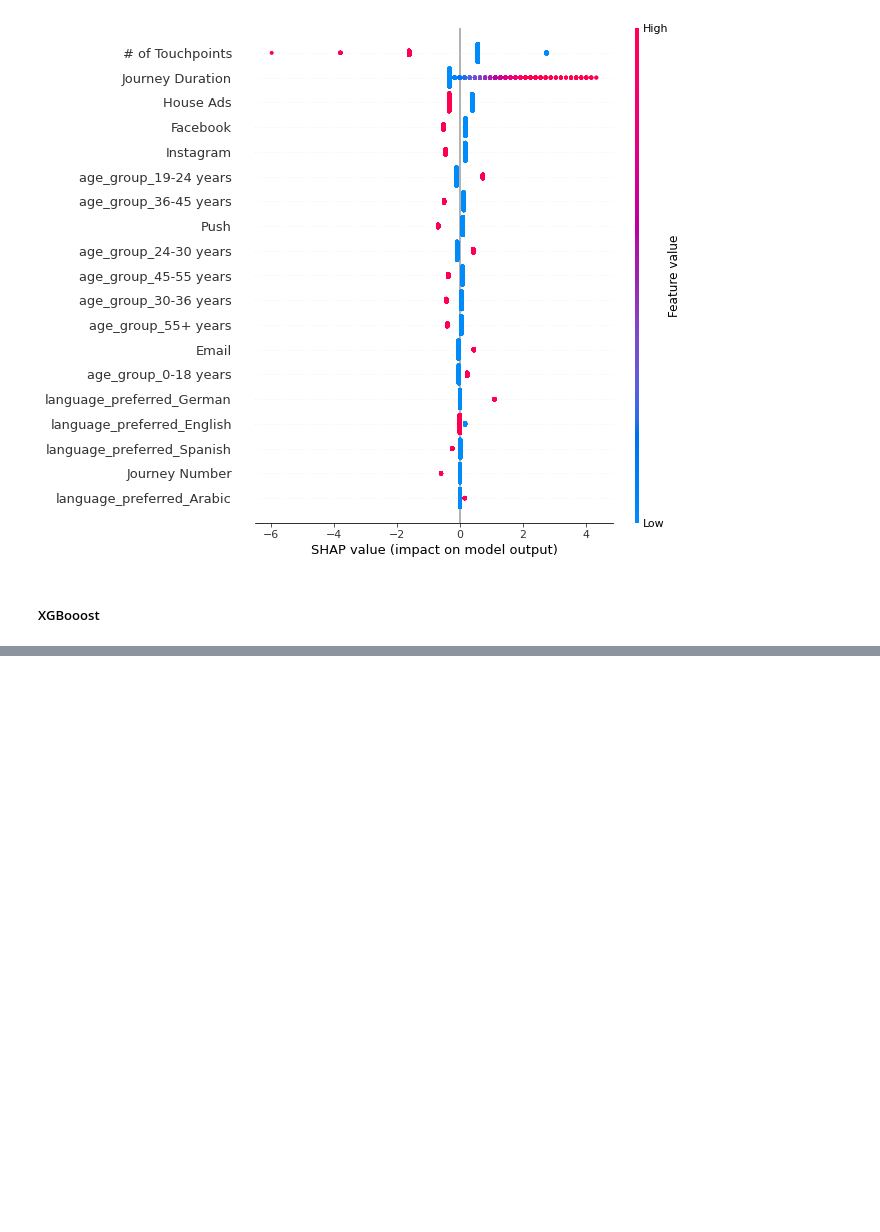
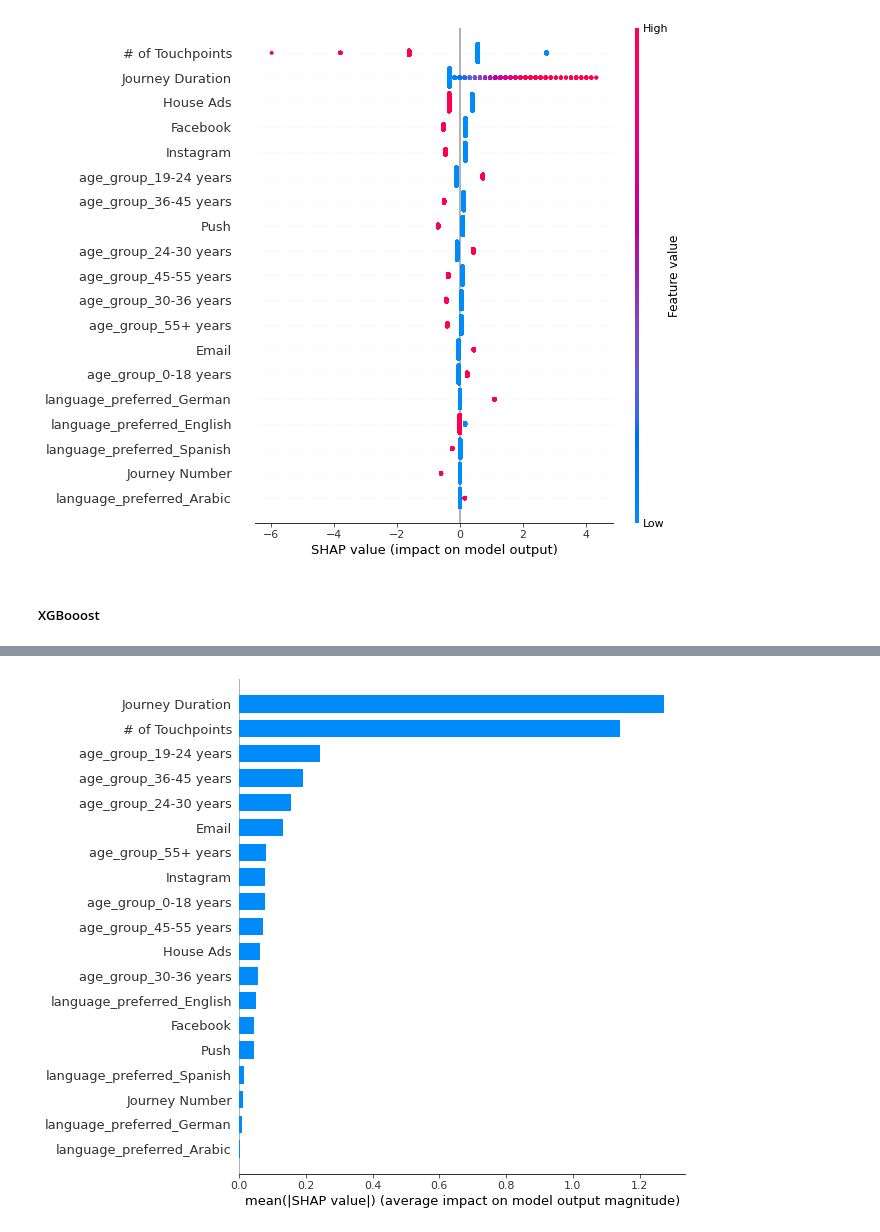
Before and after one commit to kevintunney/ISyE7406-GroupProject, a Jupyter notebook: data/notebook_mark.ipynb, the cells around one changed output, grey strips where cells are left out. Cells and saved outputs as stored; diff of their text form; code cells hidden in the pictures; blank space fills up the shorter version.

```diff
--- a/data/notebook_mark.ipynb
+++ b/data/notebook_mark.ipynb
@@ -191,3 +191,7 @@ shap.summary_plot(shap_values, X_train, plot_type="dot", class_names=model.class
 [figure]
 # %% [markdown]
 ##### XGBooost
+# %%
+model = grid_search_xgb.best_estimator_.fit(X_train, y_train)
+explainer = shap.Explainer(model, X_train)
+shap_values = explainer.shap_values(X_train)
@@ -193,0 +209,4 @@ shap.summary_plot(shap_values, X_train, plot_type="dot", class_names=model.class
+# %%
+shap.summary_plot(shap_values, X_train, plot_type="bar")
+# %% [output]
+[figure, added]
```
Also changed, not shown: parts of 5 cells of this notebook.
